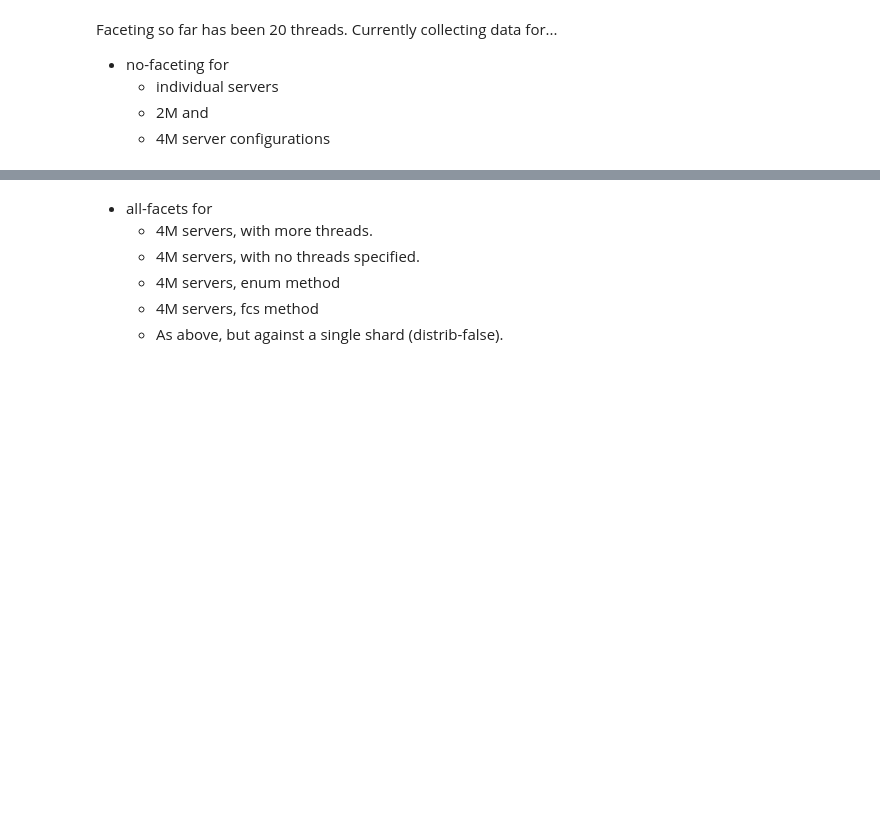
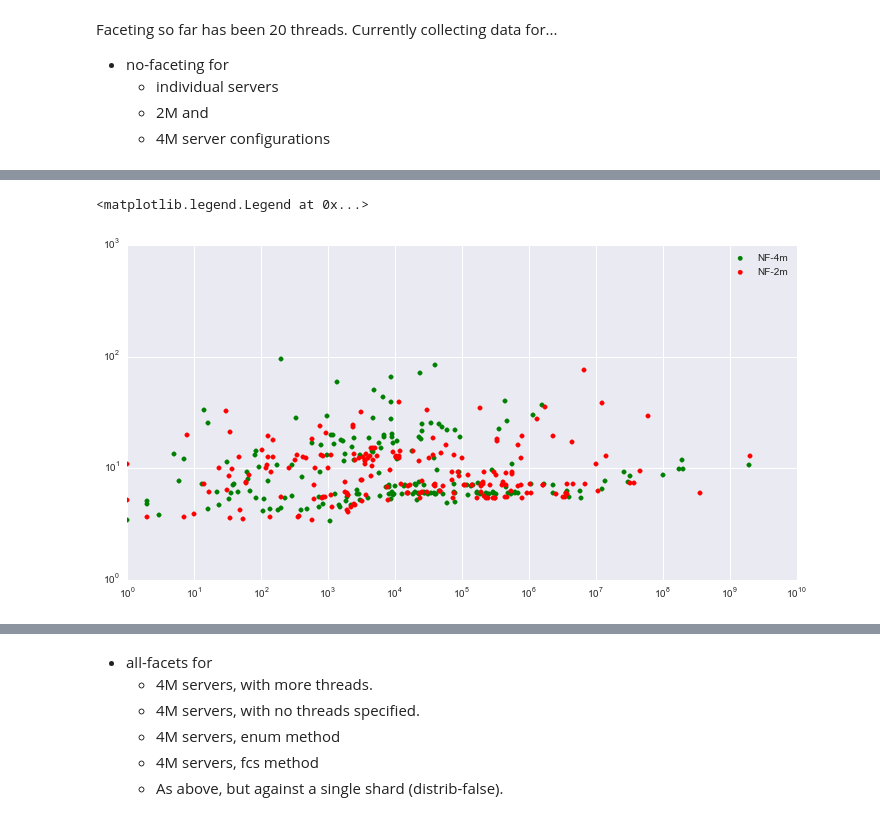
Before and after one commit to anjackson/keeping-codes, a Jupyter notebook: experiments/Scaling The Indexer.ipynb, the cells around one changed output, grey strips where cells are left out. Saved outputs shown, nothing was run; the diff lists cells and outputs as text; code cells hidden in the pictures; blank space fills up the shorter version.

```diff
--- a/experiments/Scaling The Indexer.ipynb
+++ b/experiments/Scaling The Indexer.ipynb
@@ -1355,0 +1405,11 @@ plt.semilogy()
+# %%
+fig = plt.figure(figsize=(12, 6))
+plt.xlim([1,1e10])
+plt.semilogx()
+plt.semilogy()
+plt.scatter(nfnf4m, qtnf4m, label="NF-4m", color="green");
+plt.scatter(nfnf2m, qtnf2m, label="NF-2m", color="red");
+plt.legend()
+# %% [output]
+<matplotlib.legend.Legend at 0x...>
+[figure, added]
```
Also changed, not shown: parts of 3 cells of this notebook, 29 other files.
